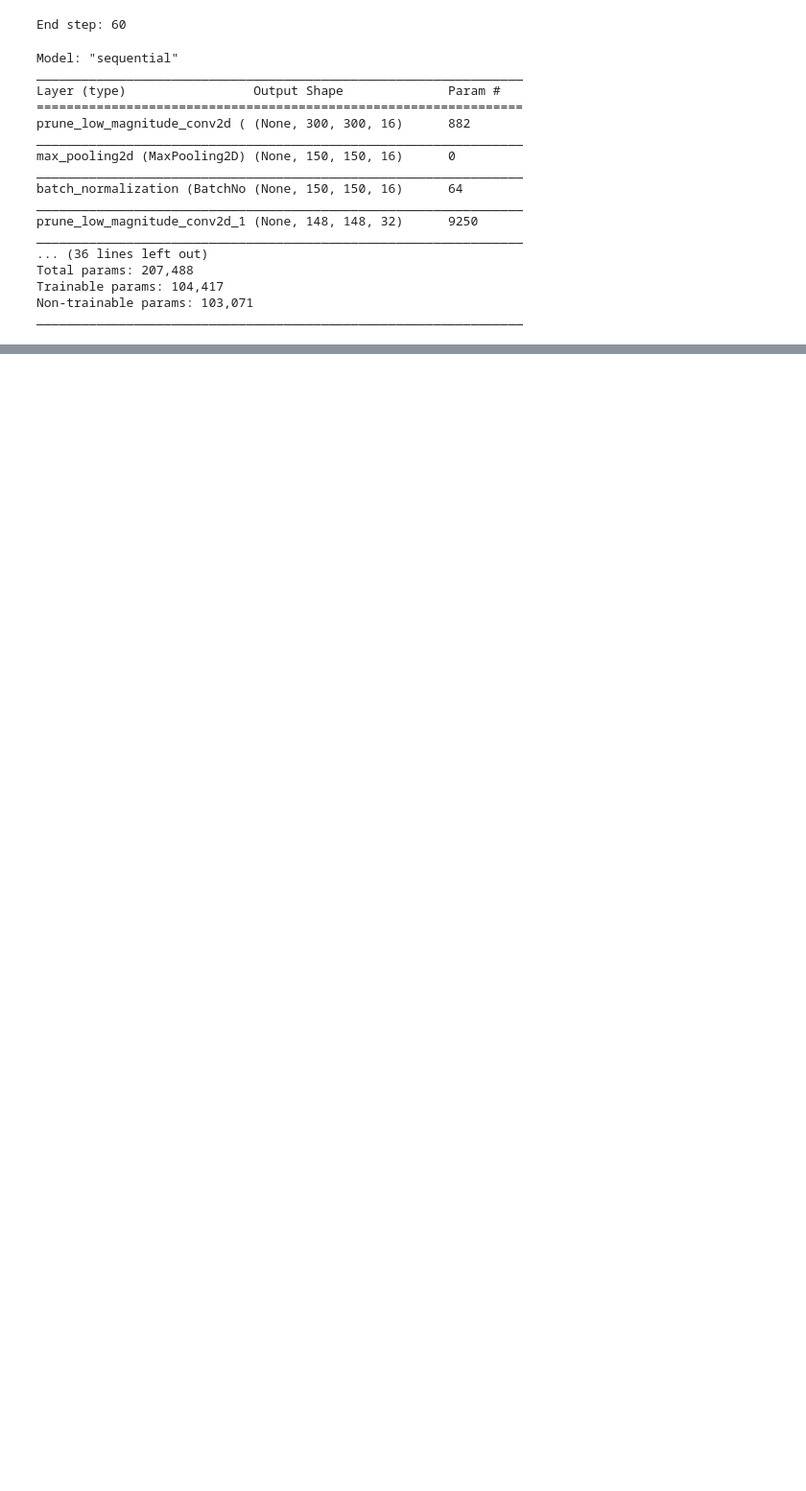
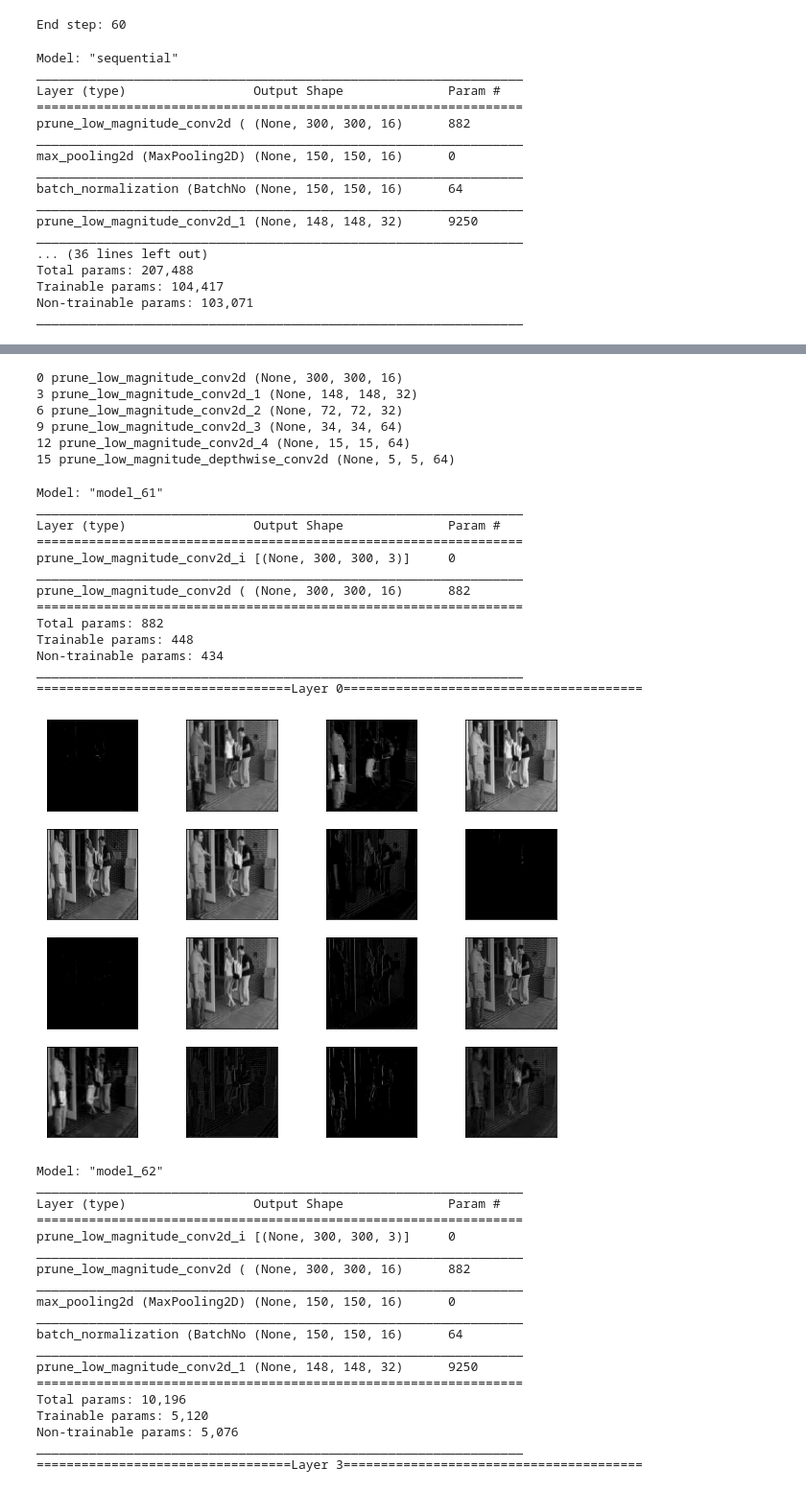
Before and after one commit to utkarsh0702/Projects, a Jupyter notebook: Door_Open_Close.ipynb, the cells around one changed output, grey strips where cells are left out. Shown at 96% size. Cells and saved outputs as stored; diff of their text form; code cells hidden in the pictures; blank space fills up the shorter version.

```diff
--- a/Door_Open_Close.ipynb
+++ b/Door_Open_Close.ipynb
@@ -257,3 +257,80 @@ Close Door
 [figure]
 [1.]
 Close Door
+# %%
+for i in range(len(model.layers)):
+	layer = model.layers[i]
+	# check for convolutional layer
+	if 'conv' not in layer.name:
+		continue
+	# summarize output shape
+	print(i, layer.name, layer.output.shape)
+# %% [output]
+0 prune_low_magnitude_conv2d (None, 300, 300, 16)
+3 prune_low_magnitude_conv2d_1 (None, 148, 148, 32)
+6 prune_low_magnitude_conv2d_2 (None, 72, 72, 32)
+9 prune_low_magnitude_conv2d_3 (None, 34, 34, 64)
+12 prune_low_magnitude_conv2d_4 (None, 15, 15, 64)
+15 prune_low_magnitude_depthwise_conv2d (None, 5, 5, 64)
+# %%
+for i in range(0,16,3):
+	model1 = tf.keras.models.Model(inputs=model.inputs, outputs=model.layers[i].output)
+	model1.summary()
+	# load the image with the required shape
+	img = image.load_img('download.jpg', target_size=(300,300))
+	# convert the image to an array
+	img = image.img_to_array(img)
+	# expand dimensions so that it represents a single 'sample'
+	img = np.expand_dims(img, axis=0)
+	# prepare the image (e.g. scale pixel values for the vgg)
+	images= np.vstack([img])
+	# get feature map for first hidden layer
+	feature_maps = model1.predict(images)
+	print('==================================Layer '+str(i)+'========================================')
+	ix = 1
+	fig = plt.figure(figsize=(10,8))
+	for _ in range(4):
+		for _ in range(4):
+			ax= plt.subplot(square, square, ix)
+
+			ax.set_xticks([])
+			ax.set_yticks([])
+			# plot filter channel in grayscale
+			plt.imshow(feature_maps[0, :, :, ix-1], cmap='gray')
+			ix += 1
+	# show the figure
+	plt.show()
+# %% [output]
+Model: "model_61"
+_________________________________________________________________
+Layer (type)                 Output Shape              Param #
+=================================================================
+prune_low_magnitude_conv2d_i [(None, 300, 300, 3)]     0
+_________________________________________________________________
+prune_low_magnitude_conv2d ( (None, 300, 300, 16)      882
+=================================================================
+Total params: 882
+Trainable params: 448
+Non-trainable params: 434
+_________________________________________________________________
+==================================Layer 0========================================
+[figure, added]
+Model: "model_62"
+_________________________________________________________________
+Layer (type)                 Output Shape              Param #
+=================================================================
+prune_low_magnitude_conv2d_i [(None, 300, 300, 3)]     0
+_________________________________________________________________
+prune_low_magnitude_conv2d ( (None, 300, 300, 16)      882
+_________________________________________________________________
+max_pooling2d (MaxPooling2D) (None, 150, 150, 16)      0
+_________________________________________________________________
+batch_normalization (BatchNo (None, 150, 150, 16)      64
+_________________________________________________________________
+prune_low_magnitude_conv2d_1 (None, 148, 148, 32)      9250
+=================================================================
+Total params: 10,196
+Trainable params: 5,120
+Non-trainable params: 5,076
+_________________________________________________________________
+==================================Layer 3========================================
```
Also changed, not shown: parts of 8 cells of this notebook.
